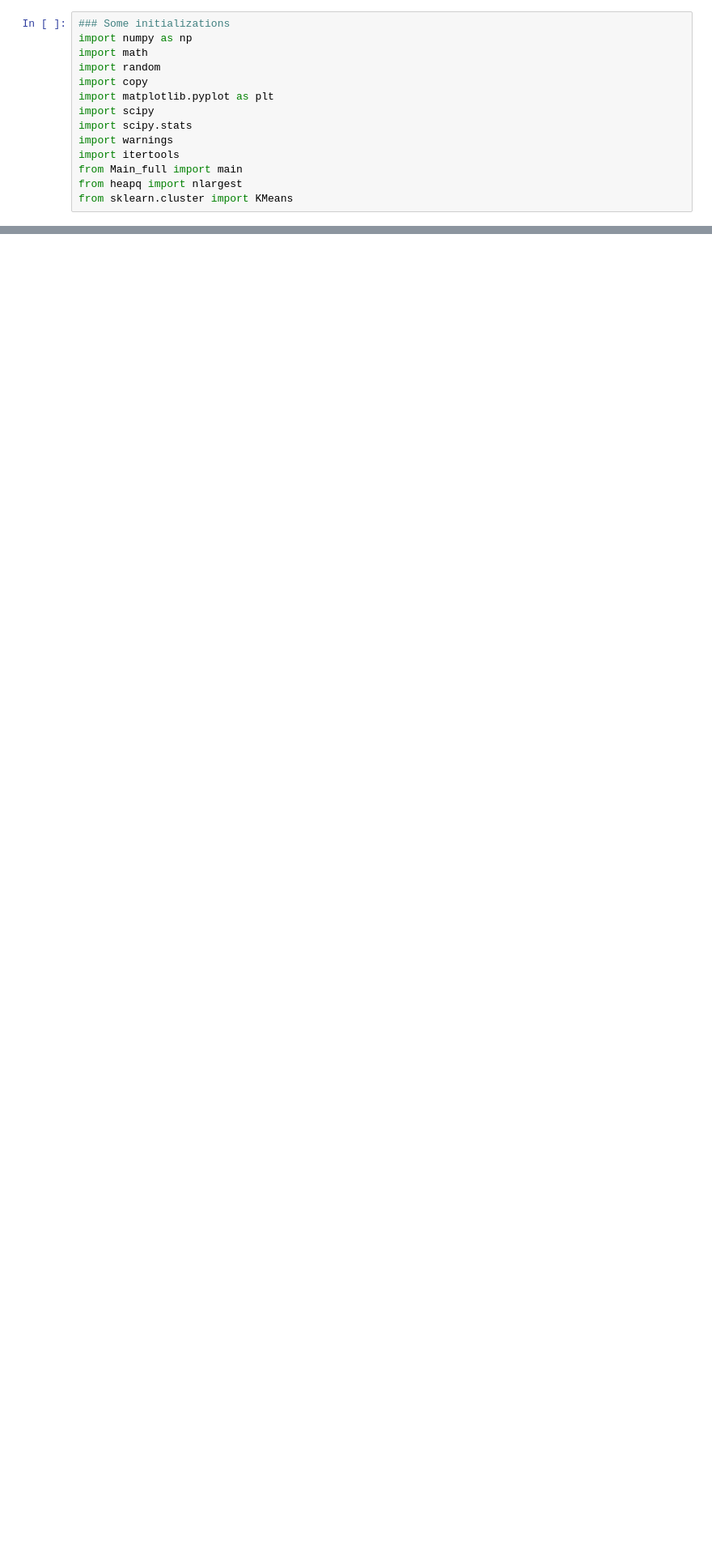
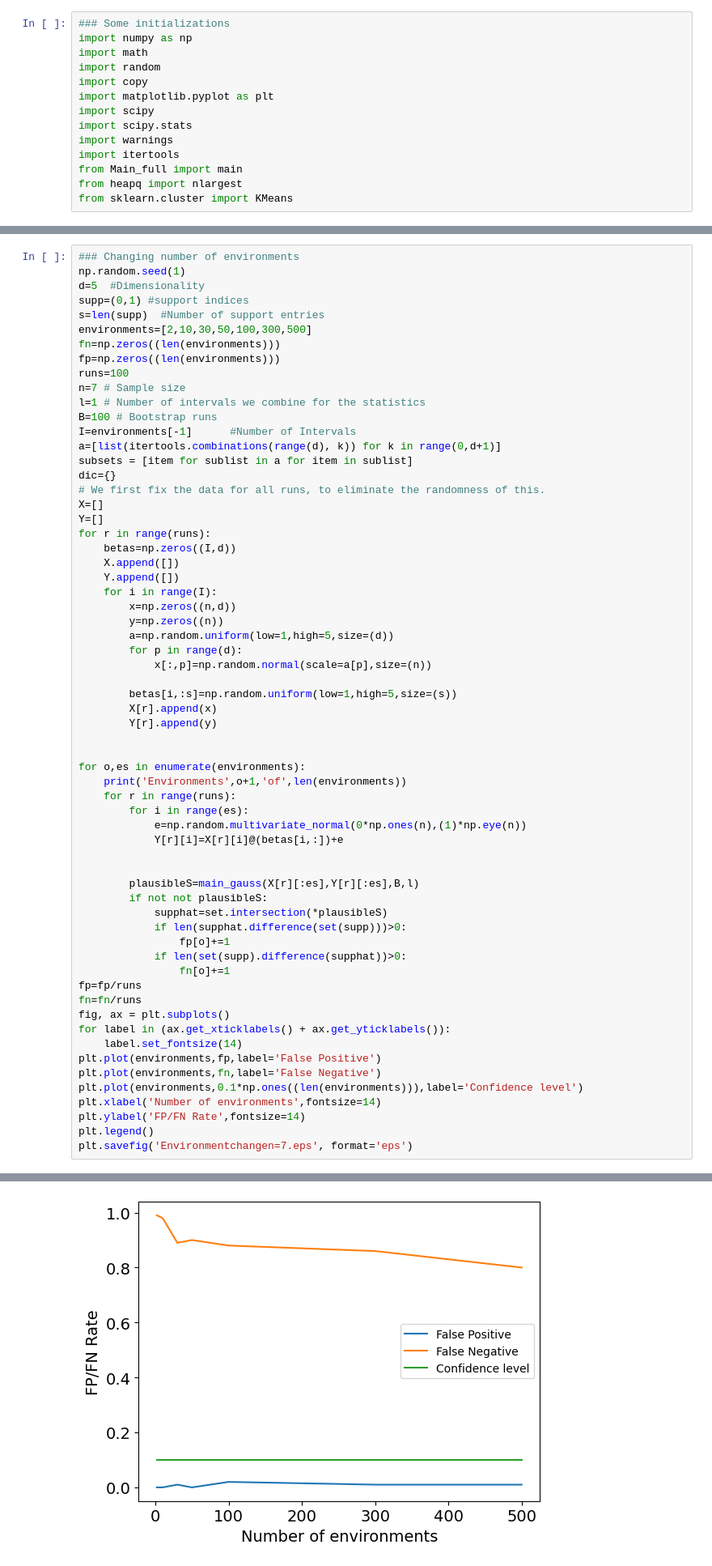
Before and after one commit to AlexanderMey/causal-local-linear, a Jupyter notebook: MainAlgo/MainAlgorithm.ipynb, the cells around one changed output, grey strips where cells are left out. Shown at 81% size. Cells and saved outputs as stored; diff of their text form; blank space fills up the shorter version.

```diff
--- a/MainAlgo/MainAlgorithm.ipynb
+++ b/MainAlgo/MainAlgorithm.ipynb
@@ -162,0 +264,64 @@ Sample Size 3 of 3
+# %%
+### Changing number of environments
+np.random.seed(1)
+d=5  #Dimensionality
+supp=(0,1) #support indices
+s=len(supp)  #Number of support entries
+environments=[2,10,30,50,100,300,500]
+fn=np.zeros((len(environments)))
+fp=np.zeros((len(environments)))
+runs=100
+n=7 # Sample size
+l=1 # Number of intervals we combine for the statistics
+B=100 # Bootstrap runs
+I=environments[-1]      #Number of Intervals
+a=[list(itertools.combinations(range(d), k)) for k in range(0,d+1)]
+subsets = [item for sublist in a for item in sublist]
+dic={}
+# We first fix the data for all runs, to eliminate the randomness of this.
+X=[]
+Y=[]
+for r in range(runs):
+    betas=np.zeros((I,d))
+    X.append([])
+    Y.append([])
+    for i in range(I):
+        x=np.zeros((n,d))
+        y=np.zeros((n))
+        a=np.random.uniform(low=1,high=5,size=(d))
+        for p in range(d):
+            x[:,p]=np.random.normal(scale=a[p],size=(n))
+
+        betas[i,:s]=np.random.uniform(low=1,high=5,size=(s))
+        X[r].append(x)
+        Y[r].append(y)
+
+
+for o,es in enumerate(environments):
+    print('Environments',o+1,'of',len(environments))
+    for r in range(runs):
+        for i in range(es):
+            e=np.random.multivariate_normal(0*np.ones(n),(1)*np.eye(n))
+            Y[r][i]=X[r][i]@(betas[i,:])+e
+
+
+        plausibleS=main_gauss(X[r][:es],Y[r][:es],B,l)
+        if not not plausibleS:
+            supphat=set.intersection(*plausibleS)
+            if len(supphat.difference(set(supp)))>0:
+                fp[o]+=1
+            if len(set(supp).difference(supphat))>0:
+                fn[o]+=1
+fp=fp/runs
+fn=fn/runs
+fig, ax = plt.subplots()
+for label in (ax.get_xticklabels() + ax.get_yticklabels()):
+	label.set_fontsize(14)
+plt.plot(environments,fp,label='False Positive')
+plt.plot(environments,fn,label='False Negative')
+plt.plot(environments,0.1*np.ones((len(environments))),label='Confidence level')
+plt.xlabel('Number of environments',fontsize=14)
+plt.ylabel('FP/FN Rate',fontsize=14)
+plt.legend()
+plt.savefig('Environmentchangen=7.eps', format='eps')
+# %% [output]
@@ -162,0 +336 @@ Sample Size 3 of 3
+[figure, added]
```
Also changed, not shown: parts of 16 cells of this notebook, 2 other files.
